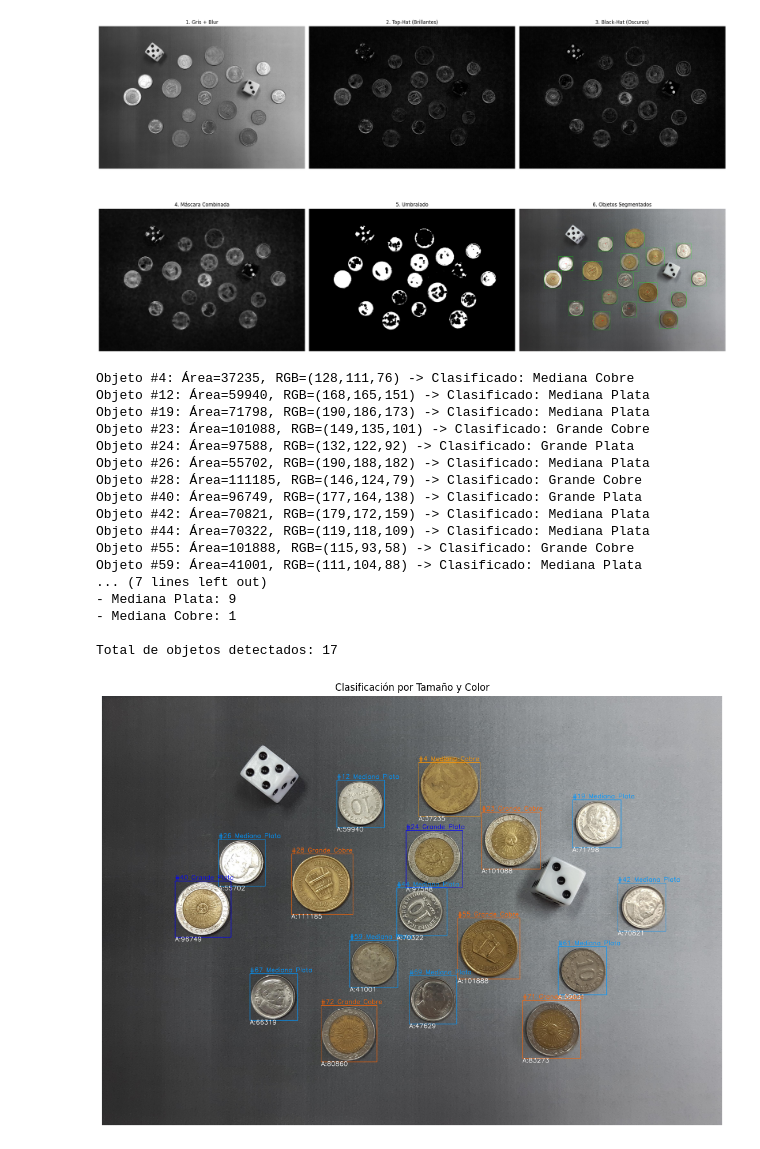
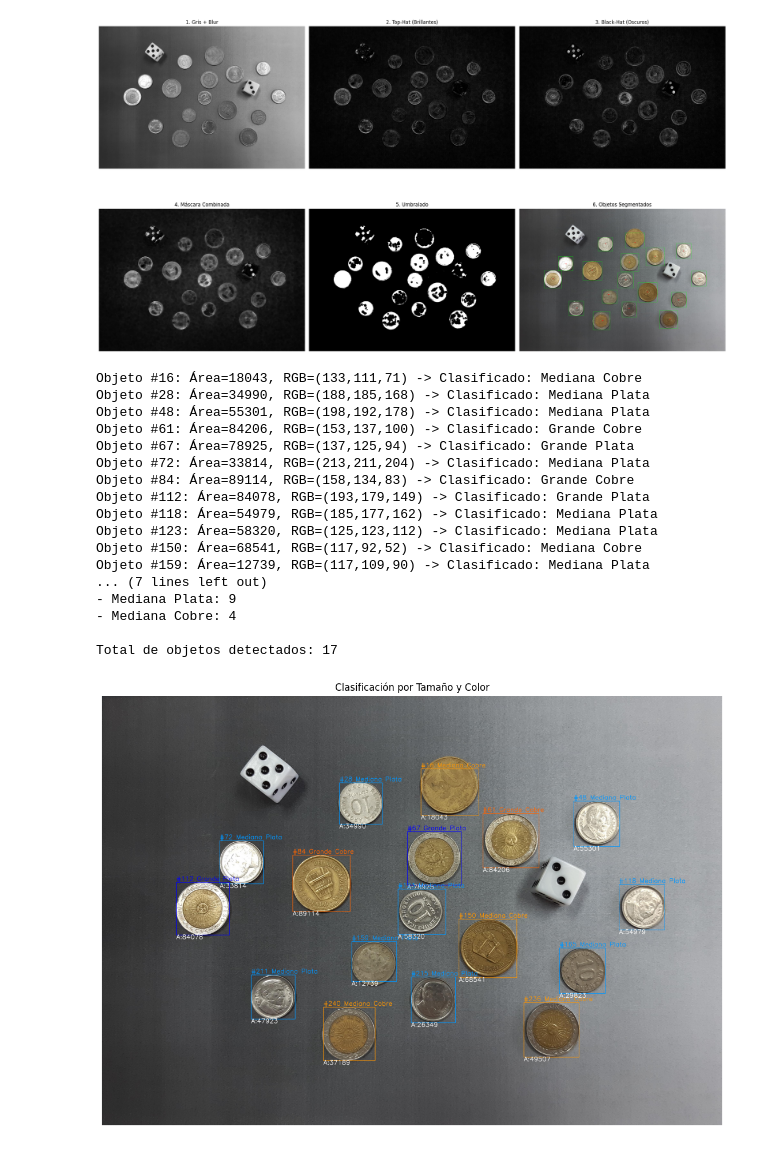
Before and after one commit to maxiromano/tp2_pdi_Molina_Romano, a Jupyter notebook: parte1.ipynb, the cells around one changed output. Saved outputs shown, nothing was run; the diff lists cells and outputs as text; code cells hidden in the pictures.

```diff
--- a/parte1.ipynb
+++ b/parte1.ipynb
@@ -148,8 +148,8 @@ output_image = img_color.copy()
 objetos_reales = 0
 
 # CALIBRACIÓN DE TAMAÑOS
-AREA_MINIMA = 15000           # Filtro de ruido
-UMBRAL_LIMITE_CHICA = 25000   # Menor a esto es Chica
+AREA_MINIMA = 12000           # Filtro de ruido
+UMBRAL_LIMITE_CHICA = 12000   # Menor a esto es Chica
 UMBRAL_LIMITE_MEDIANA = 77000 # Menor a esto es Mediana, Mayor es Grande
 
 UMBRAL_COLOR_ROJO_VS_AZUL = 1.3
@@ -202,44 +202,44 @@ for i in range(1, num_labels):
     texto_etiqueta = f"#{i} {tipo_tamano} {tipo_color}"
     cv2.putText(output_image, texto_etiqueta, (x, y - 10),
                 cv2.FONT_HERSHEY_SIMPLEX, 1.3, color_box, 2)
 
     # Etiqueta ABAJO: Área exacta
     texto_area = f"A:{int(area)}"
     cv2.putText(output_image, texto_area, (x, y + h + 25),
                 cv2.FONT_HERSHEY_SIMPLEX, 1.3, (255, 255, 255), 2) # Font 1.0, Grosor 2
 
     print(f"Objeto #{i}: Área={area}, RGB=({int(R)},{int(G)},{int(B)}) -> Clasificado: {clave}")
 
 total_monedas_detectadas = 0
 for tipo, cantidad in conteo_monedas.items():
     if cantidad > 0:
         print(f"- {tipo}: {cantidad}")
         total_monedas_detectadas += cantidad
 
 print(f"\nTotal de objetos detectados: {total_monedas_detectadas}")
 
 # Mostrar imagen con Matplotlib
 plt.figure(figsize=(14, 12))
 plt.imshow(cv2.cvtColor(output_image, cv2.COLOR_BGR2RGB))
 plt.title("Clasificación por Tamaño y Color")
 plt.axis('off')
 plt.show()
 # %% [output]
-Objeto #4: Área=37235, RGB=(128,111,76) -> Clasificado: Mediana Cobre
-Objeto #12: Área=59940, RGB=(168,165,151) -> Clasificado: Mediana Plata
-Objeto #19: Área=71798, RGB=(190,186,173) -> Clasificado: Mediana Plata
-Objeto #23: Área=101088, RGB=(149,135,101) -> Clasificado: Grande Cobre
-Objeto #24: Área=97588, RGB=(132,122,92) -> Clasificado: Grande Plata
-Objeto #26: Área=55702, RGB=(190,188,182) -> Clasificado: Mediana Plata
-Objeto #28: Área=111185, RGB=(146,124,79) -> Clasificado: Grande Cobre
-Objeto #40: Área=96749, RGB=(177,164,138) -> Clasificado: Grande Plata
-Objeto #42: Área=70821, RGB=(179,172,159) -> Clasificado: Mediana Plata
-Objeto #44: Área=70322, RGB=(119,118,109) -> Clasificado: Mediana Plata
-Objeto #55: Área=101888, RGB=(115,93,58) -> Clasificado: Grande Cobre
-Objeto #59: Área=41001, RGB=(111,104,88) -> Clasificado: Mediana Plata
+Objeto #16: Área=18043, RGB=(133,111,71) -> Clasificado: Mediana Cobre
+Objeto #28: Área=34990, RGB=(188,185,168) -> Clasificado: Mediana Plata
+Objeto #48: Área=55301, RGB=(198,192,178) -> Clasificado: Mediana Plata
+Objeto #61: Área=84206, RGB=(153,137,100) -> Clasificado: Grande Cobre
+Objeto #67: Área=78925, RGB=(137,125,94) -> Clasificado: Grande Plata
+Objeto #72: Área=33814, RGB=(213,211,204) -> Clasificado: Mediana Plata
+Objeto #84: Área=89114, RGB=(158,134,83) -> Clasificado: Grande Cobre
+Objeto #112: Área=84078, RGB=(193,179,149) -> Clasificado: Grande Plata
+Objeto #118: Área=54979, RGB=(185,177,162) -> Clasificado: Mediana Plata
+Objeto #123: Área=58320, RGB=(125,123,112) -> Clasificado: Mediana Plata
+Objeto #150: Área=68541, RGB=(117,92,52) -> Clasificado: Mediana Cobre
+Objeto #159: Área=12739, RGB=(117,109,90) -> Clasificado: Mediana Plata
 ... (7 lines left out)
 - Mediana Plata: 9
-- Mediana Cobre: 1
+- Mediana Cobre: 4
 
 Total de objetos detectados: 17
-[figure, old version]
+[figure, new version]
```
